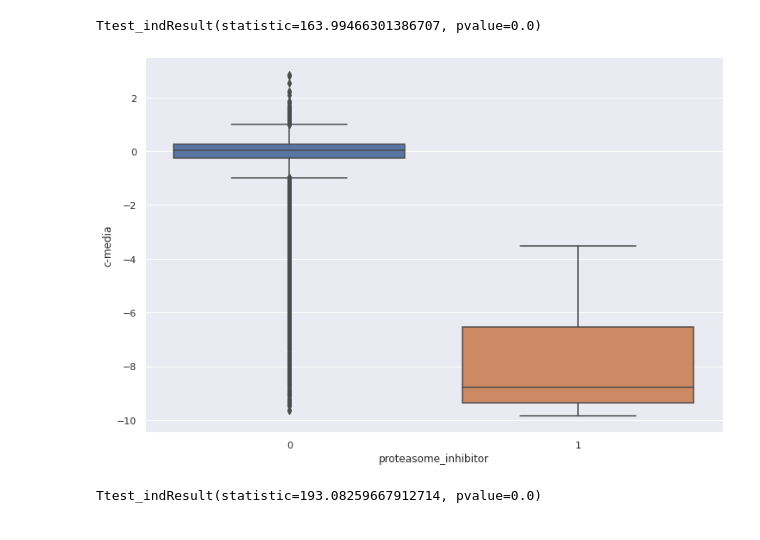
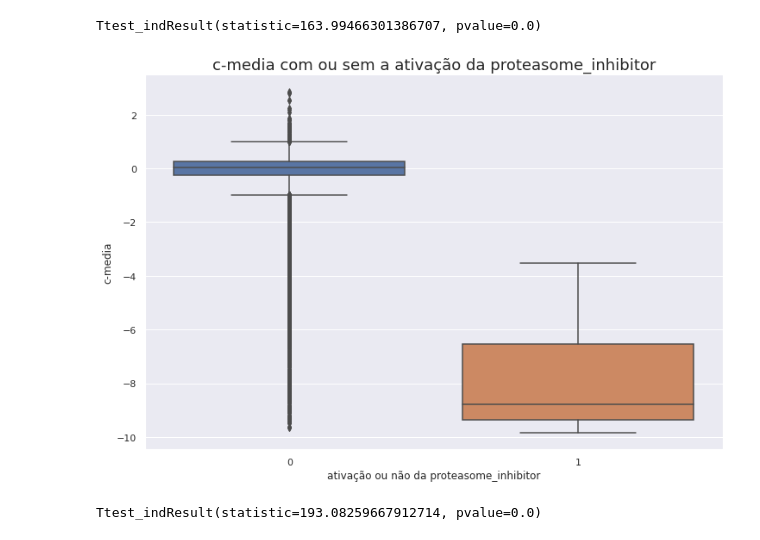
Before and after one commit to luancsoliver/imersao-dados-desafio-final, a Jupyter notebook: Notebooks/Analise_exploratoria.ipynb, the cells around one changed output. Saved outputs shown, nothing was run; the diff lists cells and outputs as text; code cells hidden in the pictures.

```diff
--- a/Notebooks/Analise_exploratoria.ipynb
+++ b/Notebooks/Analise_exploratoria.ipynb
@@ -190,9 +224,12 @@ Ttest_indResult(statistic=163.99466301386707, pvalue=0.0)
 # %%
 plt.figure(figsize=(12,8))
 sns.boxplot(data=combinados, y='c-media', x='proteasome_inhibitor')
+plt.xlabel('ativação ou não da proteasome_inhibitor', fontsize=12)
+plt.ylabel('c-media', fontsize=12)
+plt.title('c-media com ou sem a ativação da proteasome_inhibitor', fontsize=18)
 plt.show()
 # %% [output]
-[figure, old version]
+[figure, new version]
 # %%
 ttest_ind(combinados.query('proteasome_inhibitor == 0')['c-media'], combinados.query('proteasome_inhibitor == 1')['c-media'])
 # %% [output]
```
Also changed, not shown: parts of 17 cells of this notebook.
